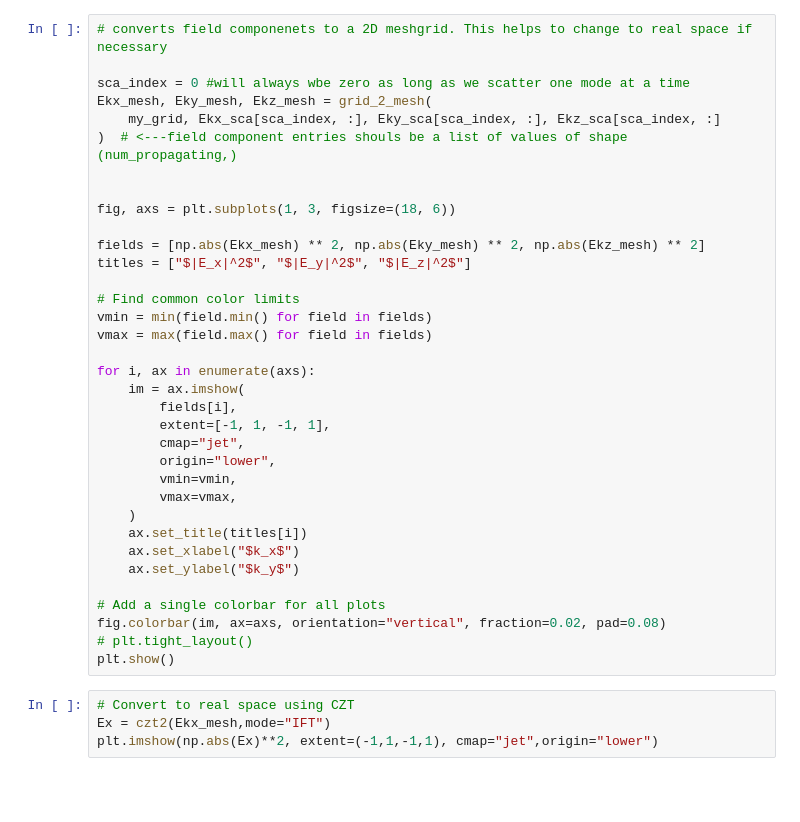
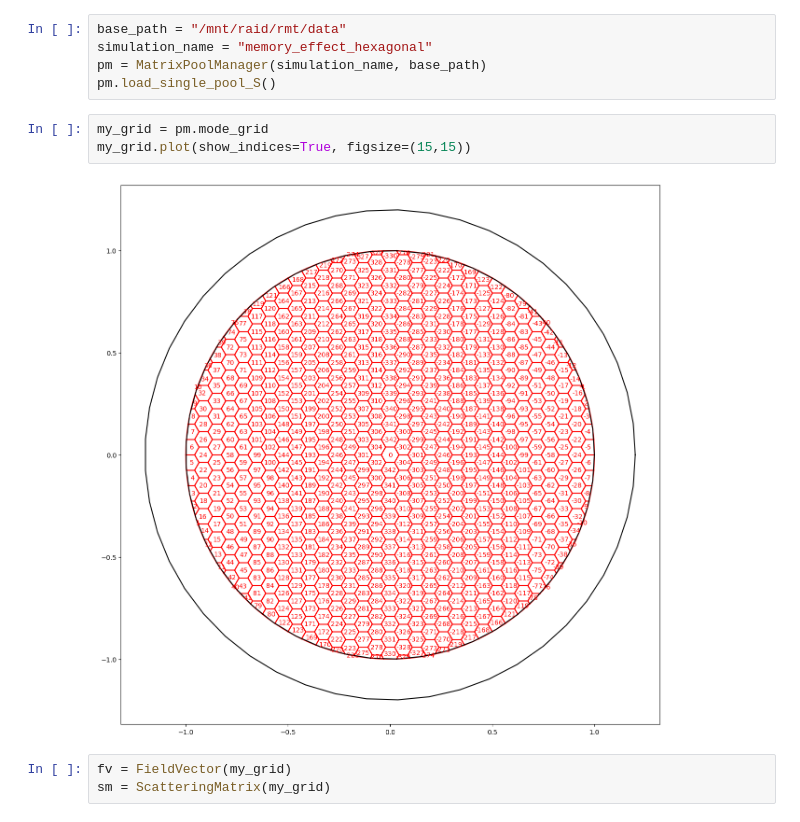
Before and after one commit to Optical-Theory-Group/random-matrix, a Jupyter notebook: rmt_analysis/memory_effect.ipynb, the cells around one changed output. Drawn from its saved outputs; the diff is of its cells as text; blank space fills up the shorter version.

```diff
--- a/rmt_analysis/memory_effect.ipynb
+++ b/rmt_analysis/memory_effect.ipynb
@@ -600,39 +62,13 @@ multi_plot_grid(
-# %%
-# converts field componenets to a 2D meshgrid. This helps to change to real space if necessary
-
-sca_index = 0 #will always wbe zero as long as we scatter one mode at a time
-Ekx_mesh, Eky_mesh, Ekz_mesh = grid_2_mesh(
-    my_grid, Ekx_sca[sca_index, :], Eky_sca[sca_index, :], Ekz_sca[sca_index, :]
-)  # <---field component entries shouls be a list of values of shape (num_propagating,)
-
-
-fig, axs = plt.subplots(1, 3, figsize=(18, 6))
-
-fields = [np.abs(Ekx_mesh) ** 2, np.abs(Eky_mesh) ** 2, np.abs(Ekz_mesh) ** 2]
-titles = ["$|E_x|^2$", "$|E_y|^2$", "$|E_z|^2$"]
-
-# Find common color limits
-vmin = min(field.min() for field in fields)
-vmax = max(field.max() for field in fields)
-
-for i, ax in enumerate(axs):
-    im = ax.imshow(
-        fields[i],
-        extent=[-1, 1, -1, 1],
-        cmap="jet",
-        origin="lower",
-        vmin=vmin,
-        vmax=vmax,
-    )
-    ax.set_title(titles[i])
-    ax.set_xlabel("$k_x$")
-    ax.set_ylabel("$k_y$")
-
-# Add a single colorbar for all plots
-fig.colorbar(im, ax=axs, orientation="vertical", fraction=0.02, pad=0.08)
-# plt.tight_layout()
-plt.show()
-# %%
-# Convert to real space using CZT
-Ex = czt2(Ekx_mesh,mode="IFT")
-plt.imshow(np.abs(Ex)**2, extent=(-1,1,-1,1), cmap="jet",origin="lower")
+# %%
+base_path = "/mnt/raid/rmt/data"
+simulation_name = "memory_effect_hexagonal"
+pm = MatrixPoolManager(simulation_name, base_path)
+pm.load_single_pool_S()
+# %%
+my_grid = pm.mode_grid
+my_grid.plot(show_indices=True, figsize=(15,15))
+# %% [output]
+[figure, added]
+# %%
+fv = FieldVector(my_grid)
+sm = ScatteringMatrix(my_grid)
```
Also changed, not shown: parts of 11 cells of this notebook, 14 other files.
